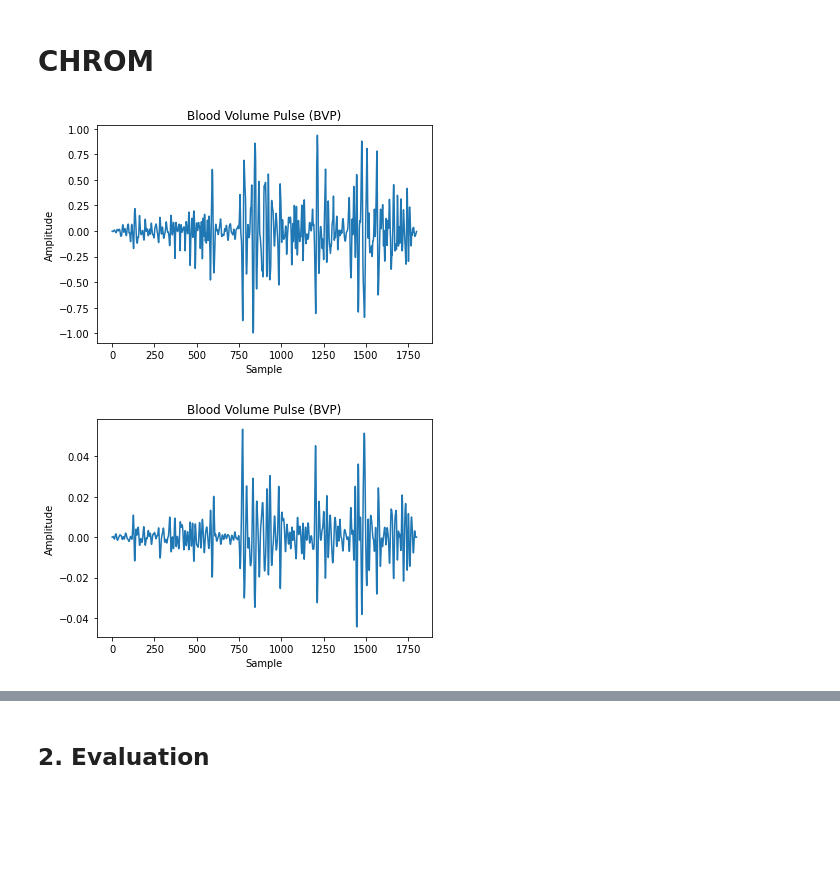
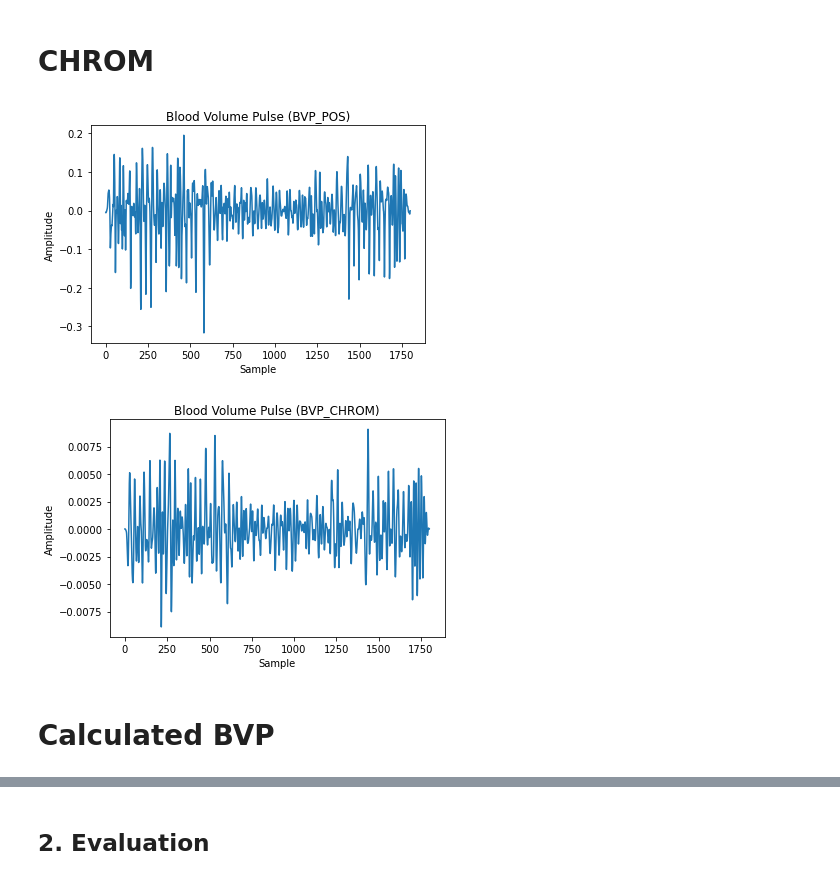
Before and after one commit to HKU-COMP7310-HeartRateDetection/rpgg, a Jupyter notebook: test.ipynb, the cells around one changed output, grey strips where cells are left out. Drawn from its saved outputs; the diff is of its cells as text; code cells hidden in the pictures; blank space fills up the shorter version.

```diff
--- a/test.ipynb
+++ b/test.ipynb
@@ -14,7 +16,7 @@ import time
 ## 1. Take one data as an example
 # %%
 # load mat file
-sample_file = sio.loadmat('./mmpd/p6_4.mat')
+sample_file = sio.loadmat('./mmpd/p6_0.mat')
 print(sample_file.keys())
 # %% [output]
 dict_keys(['__header__', '__version__', '__globals__', 'video', 'GT_ppg', 'light', 'motion', 'exercise', 'skin_color', 'gender', 'glasser', 'hair_cover', 'makeup'])
@@ -164,30 +166,34 @@ def process_video(frames):
     return np.asarray(RGB)
 # %%
 frames = np.array(sample_file['video'])
-BVP = POS_WANG(frames, 30)
+BVP_POS = POS_WANG(frames, 30)
+#BVP_POS = BVP_POS - np.mean(BVP_POS)
 # 绘制BVP数组
-plt.plot(BVP)
+plt.plot(BVP_POS)
 
 # 添加标题和标签
-plt.title('Blood Volume Pulse (BVP)')
+plt.title('Blood Volume Pulse (BVP_POS)')
 plt.xlabel('Sample')
 plt.ylabel('Amplitude')
 
 # 显示图形
 plt.show()
 # %% [output]
-[figure, old version]
+[figure, new version]
 # %%
-BVP = CHROME_DEHAAN(frames, 30)
+BVP_CHROM = CHROME_DEHAAN(frames, 30)
+BVP_CHROM = BVP_CHROM - np.mean(BVP_CHROM)
 # 绘制BVP数组
-plt.plot(BVP)
+plt.plot(BVP_CHROM)
 
 # 添加标题和标签
-plt.title('Blood Volume Pulse (BVP)')
+plt.title('Blood Volume Pulse (BVP_CHROM)')
 plt.xlabel('Sample')
 plt.ylabel('Amplitude')
 
 # 显示图形
 plt.show()
 # %% [output]
-[figure, old version]
+[figure, new version]
+# %% [markdown]
+# Calculated BVP
```
Also changed, not shown: parts of 18 cells of this notebook.
